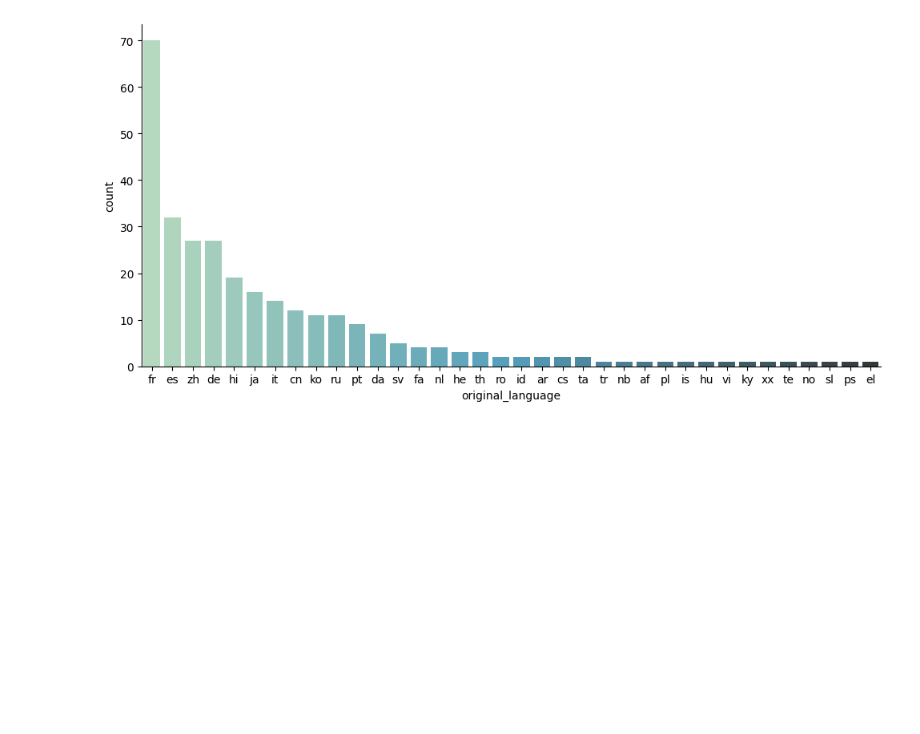
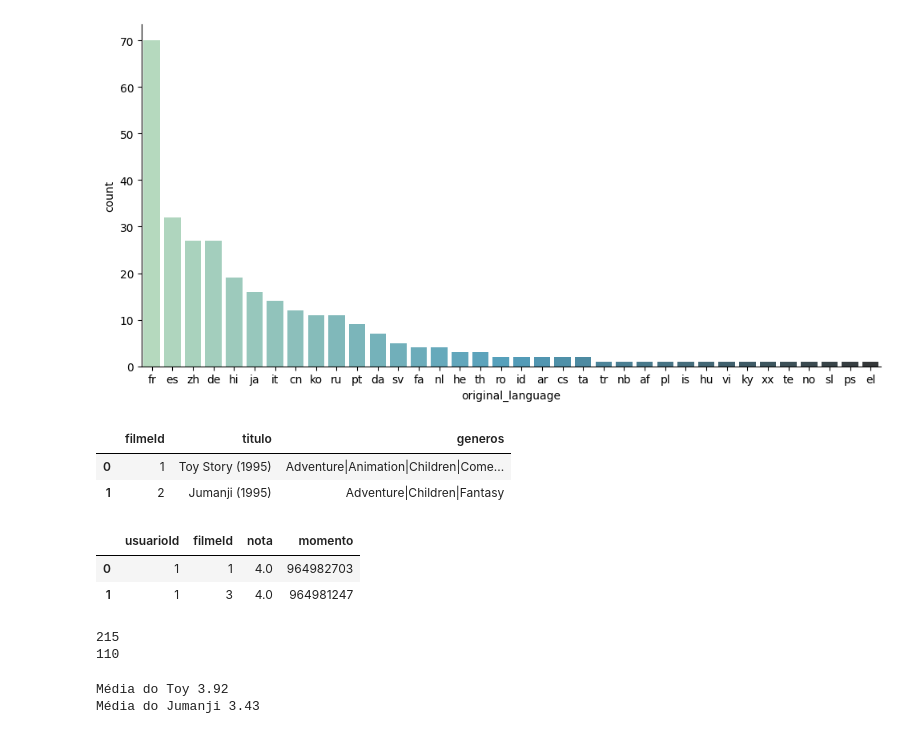
Before and after one commit to DeniseYuki/-Data-Science-analise-e-visualiza-o-de-dado, a Jupyter notebook: Introdução_a_Data_Science.ipynb, the cells around one changed output. Cells and saved outputs as stored; diff of their text form; code cells hidden in the pictures; blank space fills up the shorter version.

```diff
--- a/Introdução_a_Data_Science.ipynb
+++ b/Introdução_a_Data_Science.ipynb
@@ -437,3 +437,15 @@ Passing `palette` without assigning `hue` is deprecated and will be removed in v
   sns.catplot(x="original_language", kind="count",height=5,aspect=2,order=total_de_linguas_de_outros_filmes.index, data=filmes_sem_lingua_original_em_ingles, palette="GnBu_d")
 <seaborn.axisgrid.FacetGrid at 0x...>
 [figure]
+# %%
+filmes.head(2)
+# %% [output]
+|  | filmeId | titulo | generos |
+| 0 | 1 | Toy Story (1995) | Adventure|Animation|Children|Come... |
+| 1 | 2 | Jumanji (1995) | Adventure|Children|Fantasy |
+# %%
+notas.head(2)
+# %% [output]
+|  | usuarioId | filmeId | nota | momento |
+| 0 | 1 | 1 | 4.0 | 964982703 |
+| 1 | 1 | 3 | 4.0 | 964981247 |
@@ -439,0 +455,14 @@ Passing `palette` without assigning `hue` is deprecated and will be removed in v
+# %%
+print(len(toy))
+print(len(jumanji))
+# %% [output]
+215
+110
+# %%
+nota_media_toy = toy.nota.mean()
+nota_media_jumanji = jumanji.nota.mean()
+print("Média do Toy %.2f"% nota_media_toy)
+print("Média do Jumanji %.2f"% nota_media_jumanji)
+# %% [output]
+Média do Toy 3.92
+Média do Jumanji 3.43
```
Also changed, not shown: parts of 1 cell of this notebook.
